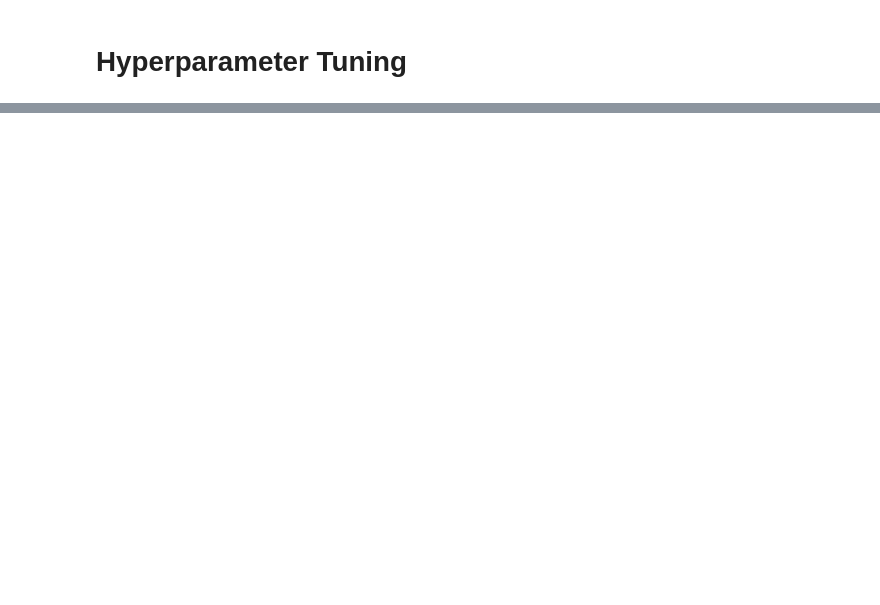
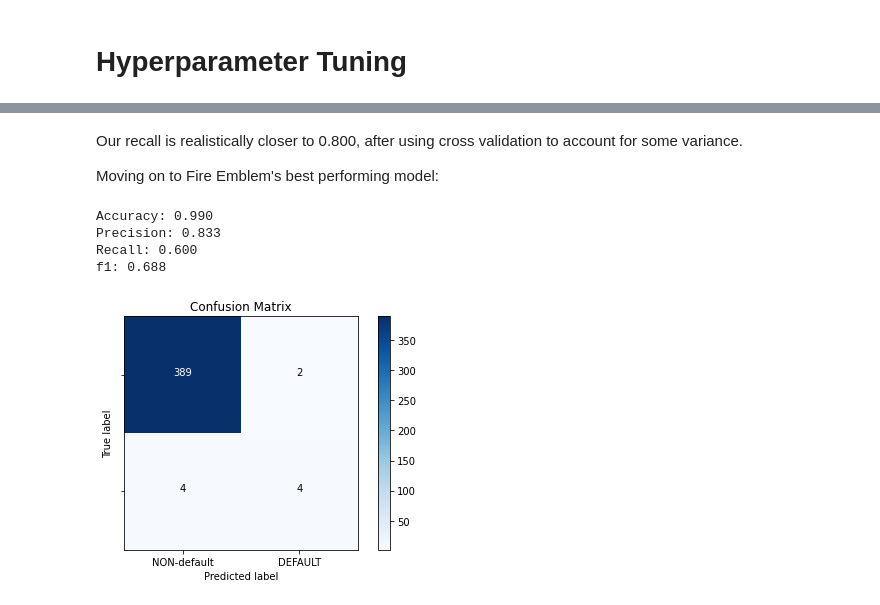
Before and after one commit to CroissantAhhh/NintendoTweets, a Jupyter notebook: Documents/Capstone3/NintendoTweetsModeling.ipynb, the cells around one changed output, grey strips where cells are left out. Drawn from its saved outputs; the diff is of its cells as text; code cells hidden in the pictures; blank space fills up the shorter version.

```diff
--- a/Documents/Capstone3/NintendoTweetsModeling.ipynb
+++ b/Documents/Capstone3/NintendoTweetsModeling.ipynb
@@ -473,0 +609,6 @@ smashsampletest.shape
+# %%
+def printAverage(cv_results):
+    print("Accuracy:", '%.3f'%(cv_results['test_accuracy'].mean()))
+    print("Precision:", '%.3f'%(cv_results['test_precision'].mean()))
+    print("Recall:", '%.3f'%cv_results['test_recall'].mean())
+    print("f1:", '%.3f'%cv_results['test_f1'].mean())
@@ -473,0 +622,21 @@ smashsampletest.shape
+# %% [markdown]
+Our recall is realistically closer to 0.800, after using cross validation to account for some variance.
+
+Moving on to Fire Emblem's best performing model:
+# %%
+# Fire Emblem's best performing model, with hyperparameters tuned
+
+firemodel = xgb.XGBClassifier(max_depth=5, learning_rate=0.001, n_estimators=100)
+firemodel.fit(Xtr2, ytr2)
+
+ypred = firemodel.predict(Xte2)
+plot_cm(yte2,ypred)
+
+cv_results = cross_validate(firemodel, Xtr2, ytr2, cv=5, scoring=('accuracy', 'precision', 'recall', 'f1'))
+printAverage(cv_results)
+# %% [output]
+Accuracy: 0.990
+Precision: 0.833
+Recall: 0.600
+f1: 0.688
+[figure, added]
```
Also changed, not shown: parts of 83 cells of this notebook, 8 other files.
